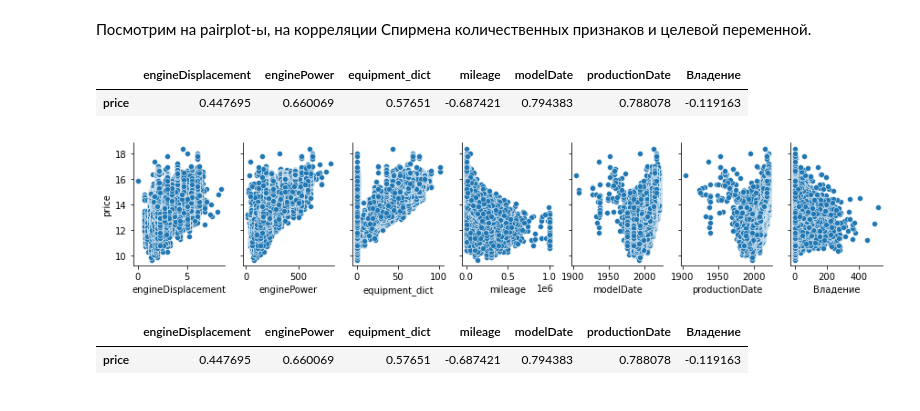
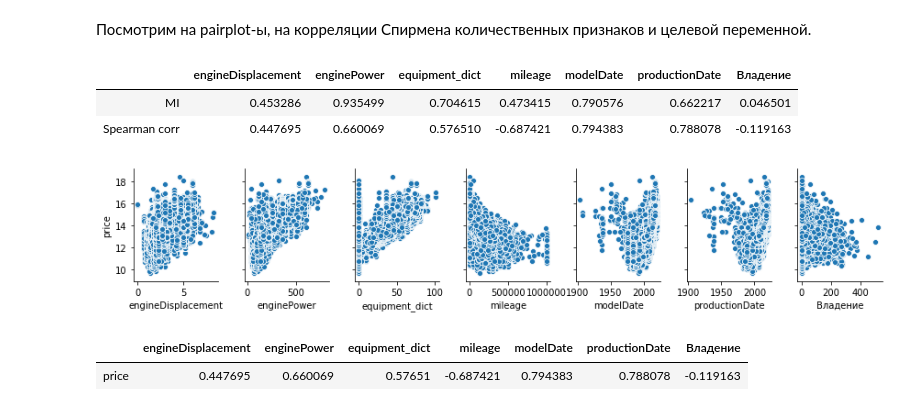
Before and after one commit to IvanovDmitryV/skillfactory_rds, a Jupyter notebook: Unit_7/Project_7_EDA0909.ipynb, the cells around one changed output. Saved outputs shown, nothing was run; the diff lists cells and outputs as text; code cells hidden in the pictures.

```diff
--- a/Unit_7/Project_7_EDA0909.ipynb
+++ b/Unit_7/Project_7_EDA0909.ipynb
@@ -272,13 +279,21 @@ sns.heatmap(corr_matrix, annot = True,vmin=-1, vmax=1, center= 0);
 # %%
 sns.pairplot(externdata_full[list(num_cols) + ['price']],
              x_vars=list(num_cols) ,
              y_vars=['price'],
              aspect=0.7)
-externdata_full[['price'] + list(num_cols)].corr(method='spearman').loc[['price'],:][num_cols]
+
+sp_corr = [spearmanr(externdata_full[x],externdata_full.price,nan_policy='omit')[0]
+     for x in  externdata_full[list(num_cols)].dropna()]
+without_na = externdata_full[list(num_cols)+['price']].dropna()
+mi = mutual_info_regression(without_na[num_cols],without_na.price)
+
+pd.DataFrame({'MI':mi,'Spearman corr':sp_corr},index = num_cols).T
+# externdata_full[['price'] + list(num_cols)].corr(method='spearman').loc[['price'],:][num_cols]
 # %% [output]
 |  | engineDisplacement | enginePower | equipment_dict | mileage | modelDate | productionDate | Владение |
-| price | 0.447695 | 0.660069 | 0.57651 | -0.687421 | 0.794383 | 0.788078 | -0.119163 |
+| MI | 0.453286 | 0.935499 | 0.704615 | 0.473415 | 0.790576 | 0.662217 | 0.046501 |
+| Spearman corr | 0.447695 | 0.660069 | 0.576510 | -0.687421 | 0.794383 | 0.788078 | -0.119163 |
-[figure, old version]
+[figure, new version]
 # %%
 externdata_full[['price'] + list(num_cols)].corr(method='spearman').loc[['price'],:][num_cols]
 # %% [output]
```
Also changed, not shown: parts of 17 cells of this notebook.
